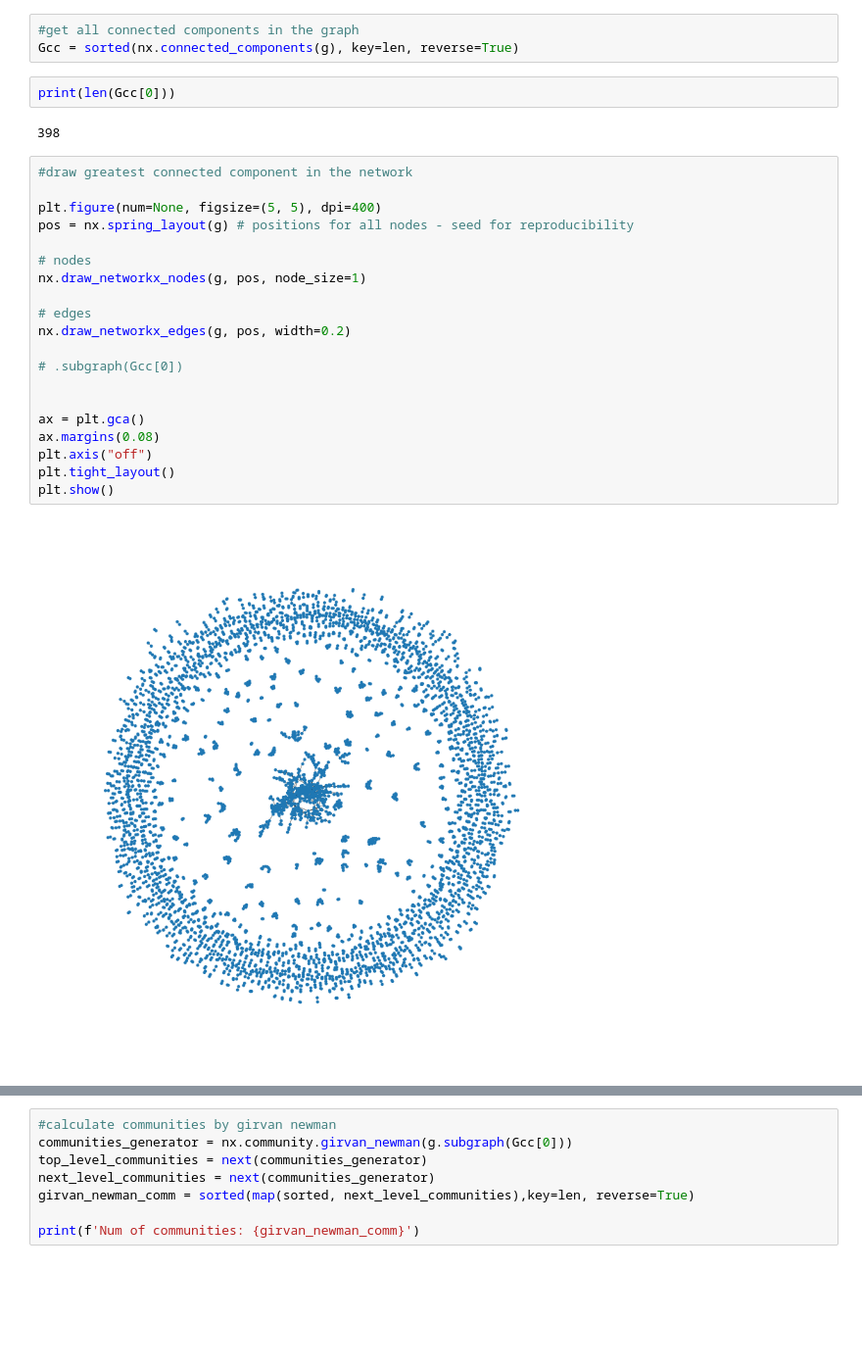
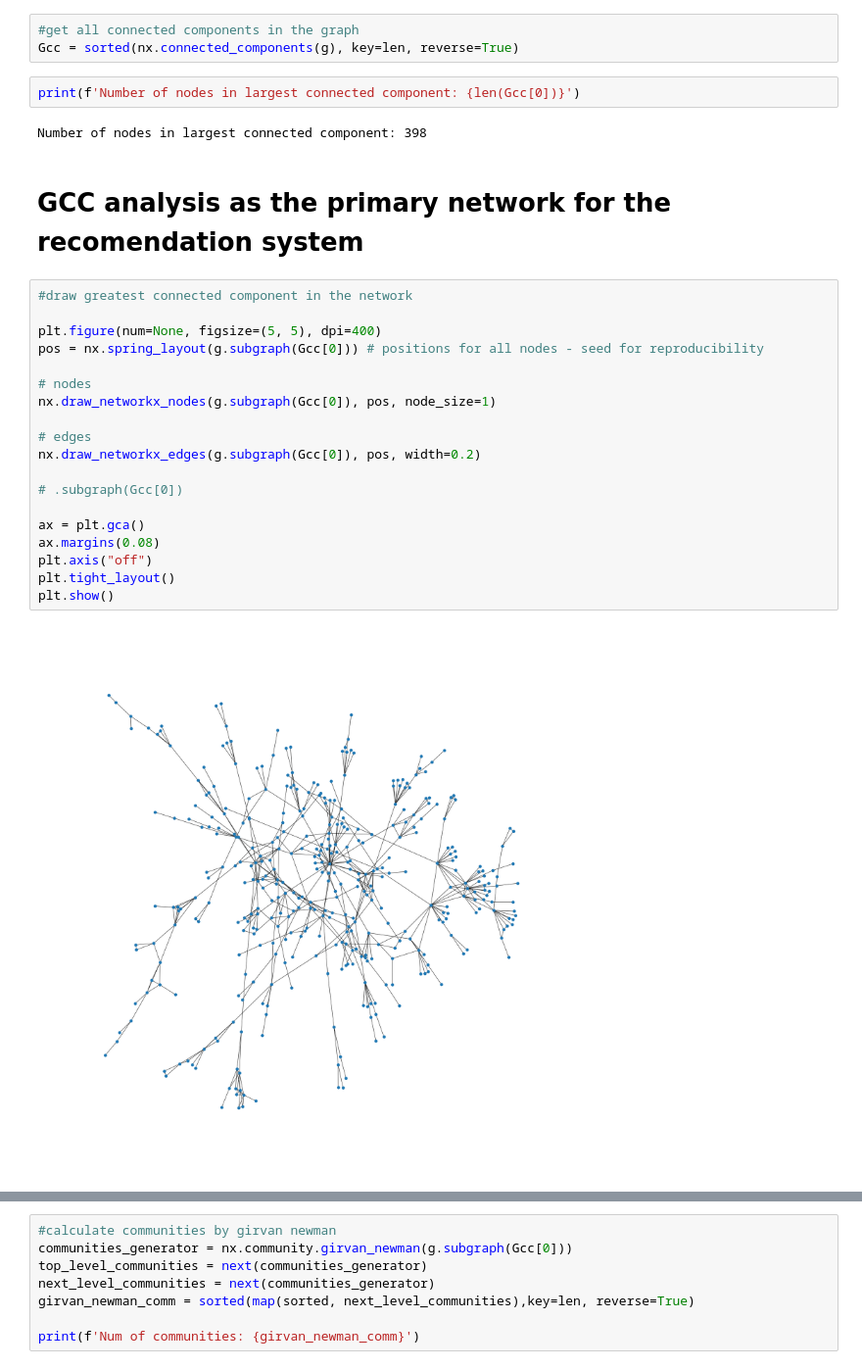
Before and after one commit to rupcgroup4/Network_algorithms_project, a Jupyter notebook: Project.ipynb, the cells around one changed output, grey strips where cells are left out. Shown at 98% size. Drawn from its saved outputs; the diff is of its cells as text; blank space fills up the shorter version.

```diff
--- a/Project.ipynb
+++ b/Project.ipynb
@@ -105,31 +112,32 @@ Number of connected components in the network: 1652
 #get all connected components in the graph
 Gcc = sorted(nx.connected_components(g), key=len, reverse=True)
 # %%
-print(len(Gcc[0]))
+print(f'Number of nodes in largest connected component: {len(Gcc[0])}')
 # %% [output]
-398
+Number of nodes in largest connected component: 398
+# %% [markdown]
+# GCC analysis as the primary network for the recomendation system
 # %%
 #draw greatest connected component in the network
 
 plt.figure(num=None, figsize=(5, 5), dpi=400)
-pos = nx.spring_layout(g) # positions for all nodes - seed for reproducibility
+pos = nx.spring_layout(g.subgraph(Gcc[0])) # positions for all nodes - seed for reproducibility
 
 # nodes
-nx.draw_networkx_nodes(g, pos, node_size=1)
+nx.draw_networkx_nodes(g.subgraph(Gcc[0]), pos, node_size=1)
 
 # edges
-nx.draw_networkx_edges(g, pos, width=0.2)
+nx.draw_networkx_edges(g.subgraph(Gcc[0]), pos, width=0.2)
 
 # .subgraph(Gcc[0])
-
 
 ax = plt.gca()
 ax.margins(0.08)
 plt.axis("off")
 plt.tight_layout()
 plt.show()
 # %% [output]
-[figure, old version]
+[figure, new version]
 # %%
 #betweens centrality in the GCC of the graph - ignore the edges weights
 nx.betweenness_centrality(g.subgraph(Gcc[0]))
```
Also changed, not shown: parts of 20 cells of this notebook, 2 other files.
